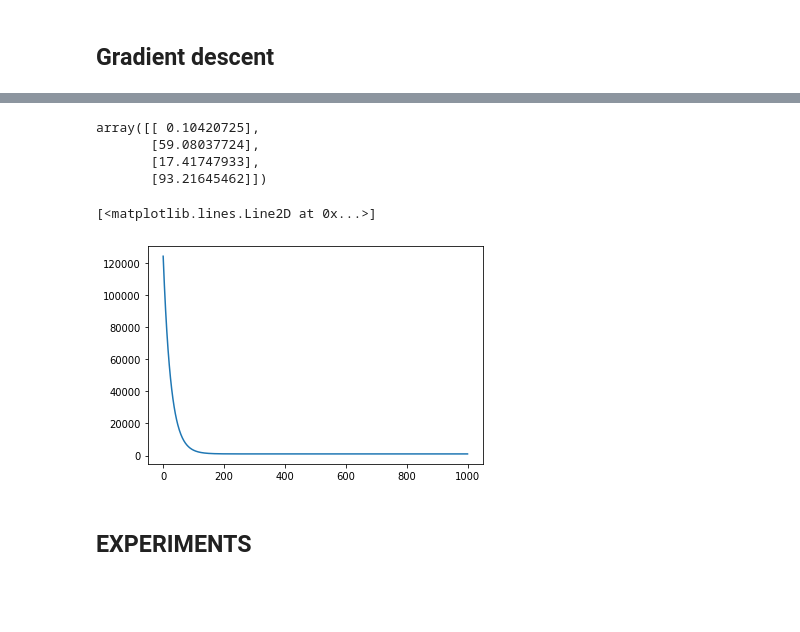
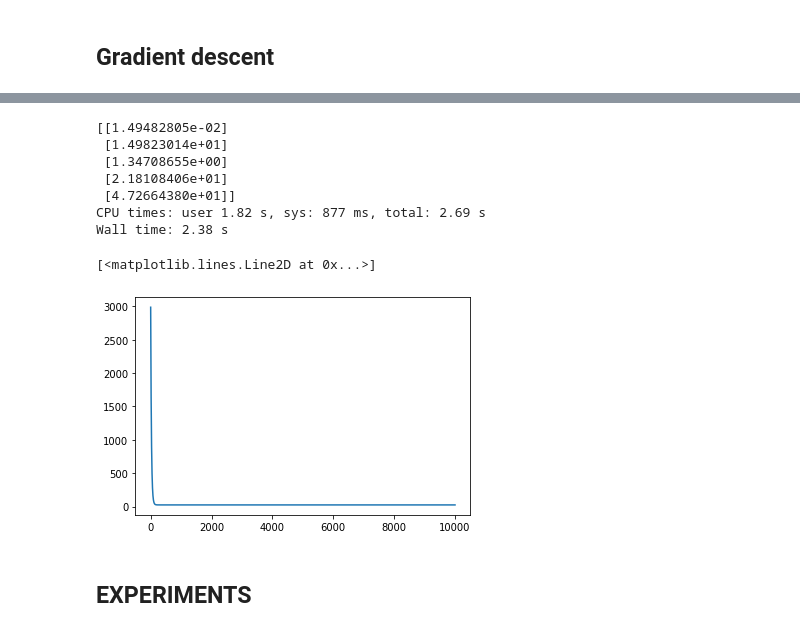
Before and after one commit to ol3gka/STUDY, a Jupyter notebook: main_tools.ipynb, the cells around one changed output, grey strips where cells are left out. Saved outputs shown, nothing was run; the diff lists cells and outputs as text; code cells hidden in the pictures; blank space fills up the shorter version.

```diff
--- a/main_tools.ipynb
+++ b/main_tools.ipynb
@@ -290,17 +304,19 @@ array([[ 0.10420723],
 # %%
+%%time
 reg = LinearRegression(x, y)
-reg.train(1000, 1e-2)
-reg.theta
+reg.train(10000, 1e-2)
+print(reg.theta)
+plt.plot(reg.loss);
 # %% [output]
-array([[ 0.10420725],
-       [59.08037724],
-       [17.41747933],
-       [93.21645462]])
+[[1.49482805e-02]
+ [1.49823014e+01]
+ [1.34708655e+00]
+ [2.18108406e+01]
+ [4.72664380e+01]]
+CPU times: user 1.82 s, sys: 877 ms, total: 2.69 s
+Wall time: 2.38 s
+[<matplotlib.lines.Line2D at 0x...>]
+[figure, added]
-# %%
-plt.plot(reg.loss)
-# %% [output]
-[<matplotlib.lines.Line2D at 0x...>]
-[figure, removed]
 # %% [markdown]
 ## EXPERIMENTS
 # %%
```
Also changed, not shown: parts of 15 cells of this notebook.
